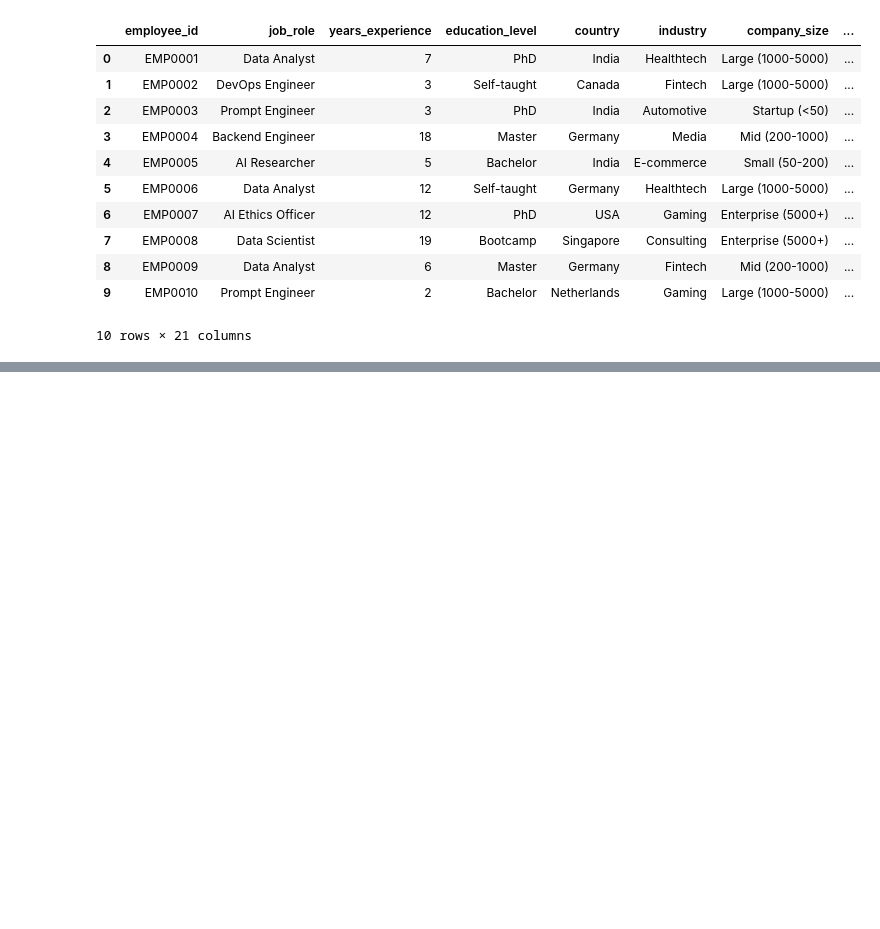
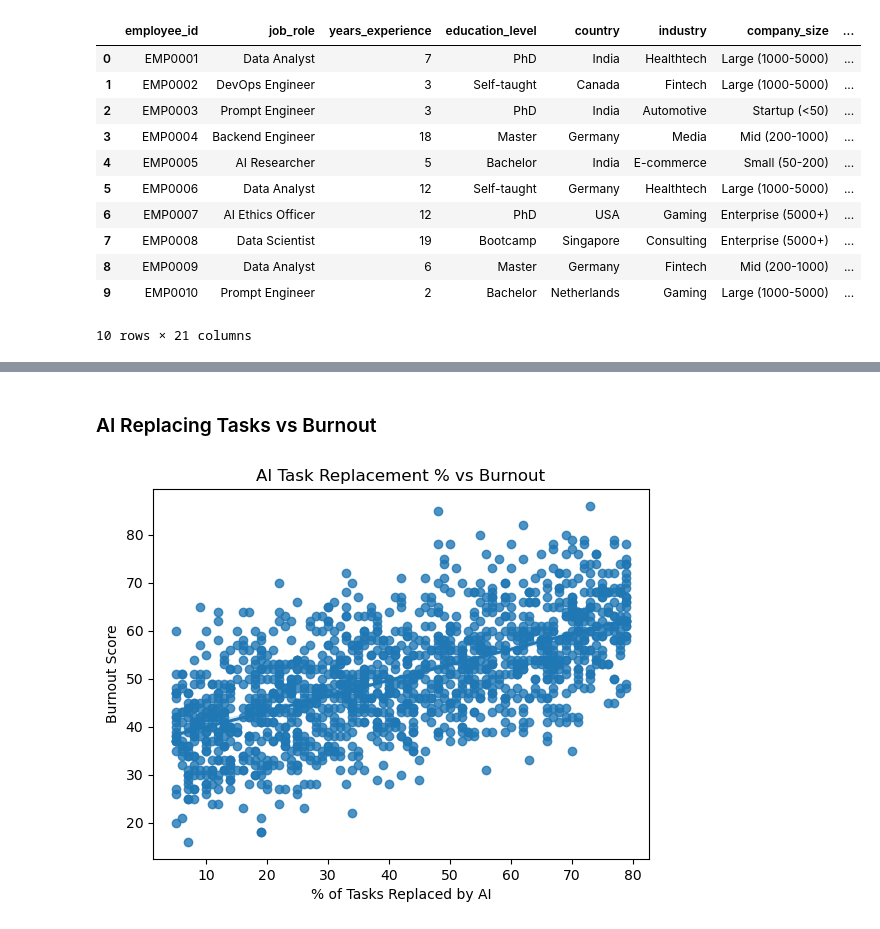
Before and after one commit to madisonengebose/CSC2621-FinalProject-ZoeMadison, a Jupyter notebook: FinalProject.ipynb, the cells around one changed output, grey strips where cells are left out. Cells and saved outputs as stored; diff of their text form; code cells hidden in the pictures; blank space fills up the shorter version.

```diff
--- a/FinalProject.ipynb
+++ b/FinalProject.ipynb
@@ -18,0 +113,11 @@ df.head(10)
+# %% [markdown]
+### AI Replacing Tasks vs Burnout
+# %%
+plt.figure()
+sns.regplot(x="ai_replaces_my_tasks_pct", y="burnout_score", data=df)
+plt.title("AI Task Replacement % vs Burnout")
+plt.xlabel("% of Tasks Replaced by AI")
+plt.ylabel("Burnout Score")
+plt.show()
+# %% [output]
+[figure, added]
```
Also changed, not shown: parts of 23 cells of this notebook.
